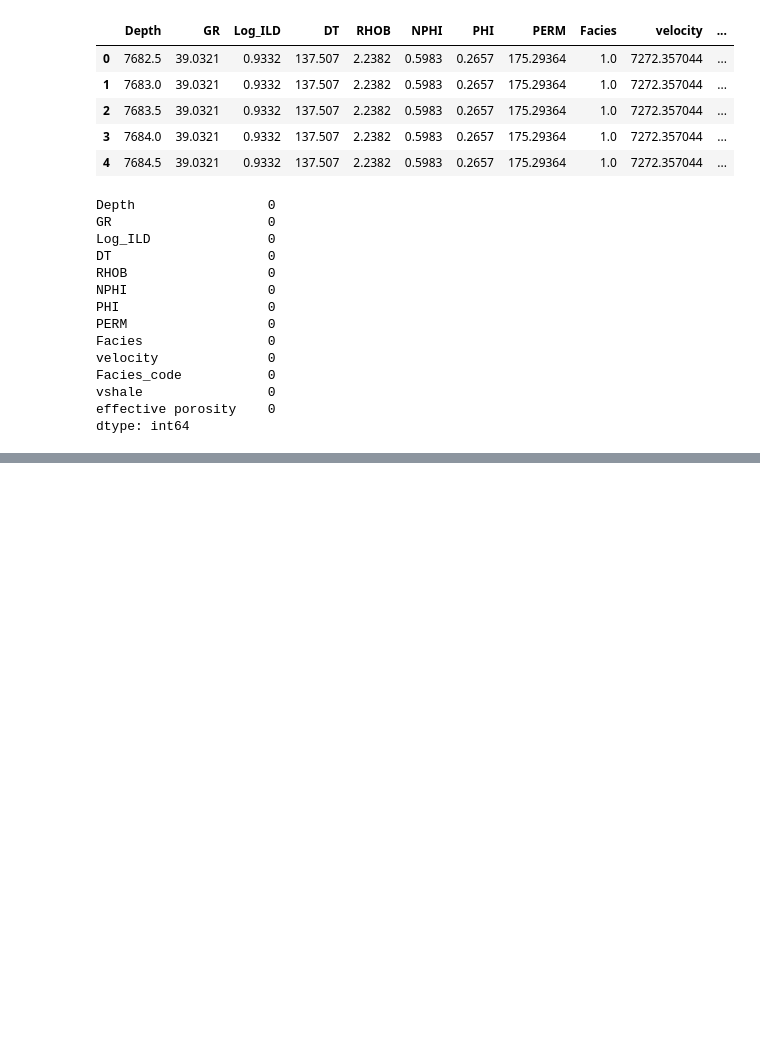
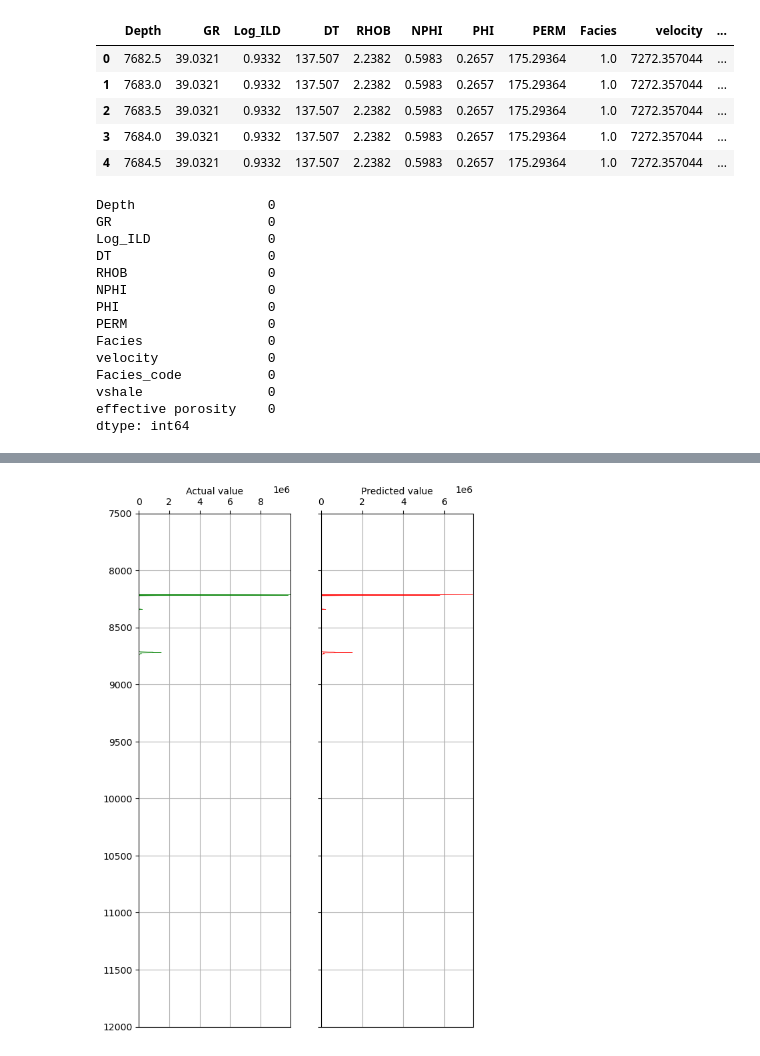
Before and after one commit to Egbetimmy/MSc-Project, a Jupyter notebook: Untitled1.ipynb, the cells around one changed output, grey strips where cells are left out. Cells and saved outputs as stored; diff of their text form; code cells hidden in the pictures; blank space fills up the shorter version.

```diff
--- a/Untitled1.ipynb
+++ b/Untitled1.ipynb
@@ -211,0 +224,3 @@ with open('perm1', 'wb') as file:
+# %%
+sorted_df = df2.sort_values(by=['Depth'], ascending=True)
+sorted_df.head()
@@ -211,0 +246,31 @@ with open('perm1', 'wb') as file:
+# %%
+fig, axes = plt.subplots(figsize=(10, 10))
+curve_names = ['Actual value', 'Predicted value']
+
+# TODO: try to make it just two plots. Try it out and see how it works.
+
+ax1 = plt.subplot2grid((1, 3), (0, 0), rowspan=1, colspan=1)
+ax2 = plt.subplot2grid((1, 3), (0, 1), rowspan=1, colspan=1)
+
+ax1.plot('Predicted Permeability', 'Depth', data=sorted_df, color="green", lw=0.5)
+ax1.set_xlim(sorted_df['Predicted Permeability'].min() - 10, sorted_df['Predicted Permeability'].max() + 10)
+
+ax2.plot('Actual Permeability', 'Depth', data=sorted_df, color="red", lw=0.5)
+ax2.set_xlim(sorted_df['Actual Permeability'].min() - 10, sorted_df['Actual Permeability'].max() + 10)
+
+for i, ax in enumerate(fig.axes):
+    ax.set_ylim(12000, 7500)
+
+    ax.xaxis.set_ticks_position("top")
+    ax.xaxis.set_label_position("top")
+    ax.set_xlabel(curve_names[i])
+
+    if i == 3:
+        ax.spines["top"].set_position(("axes", 1.08))
+    else:
+        ax.grid()
+
+for ax in [ax2]:
+     plt.setp(ax.get_yticklabels(), visible=False)
+# %% [output]
+[figure, added]
```
Also changed, not shown: parts of 19 cells of this notebook.
